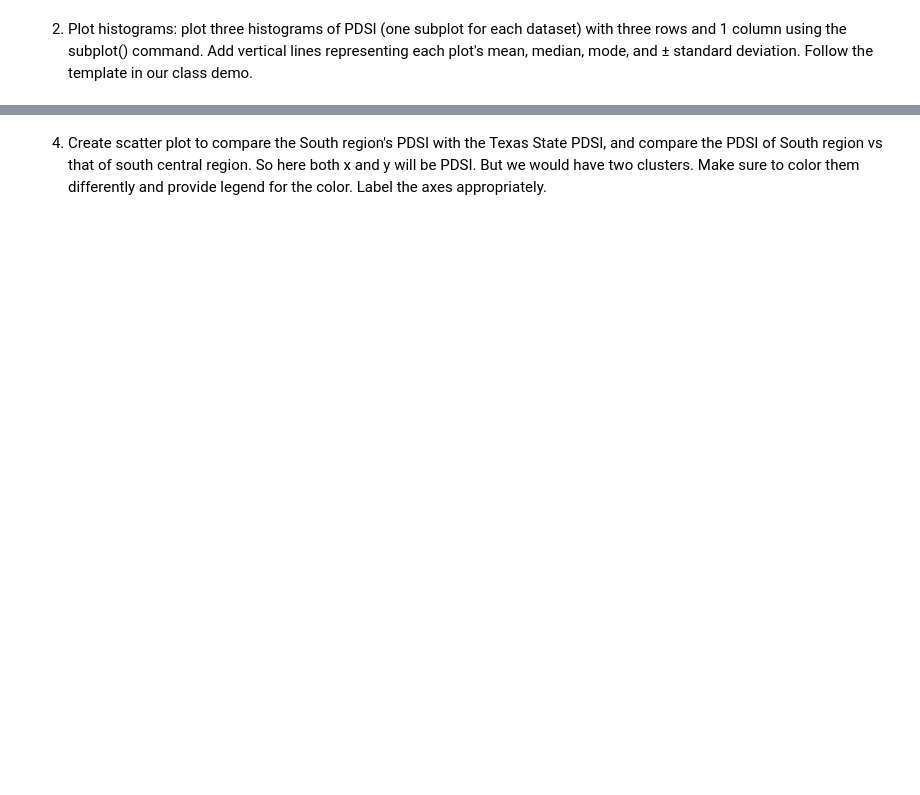
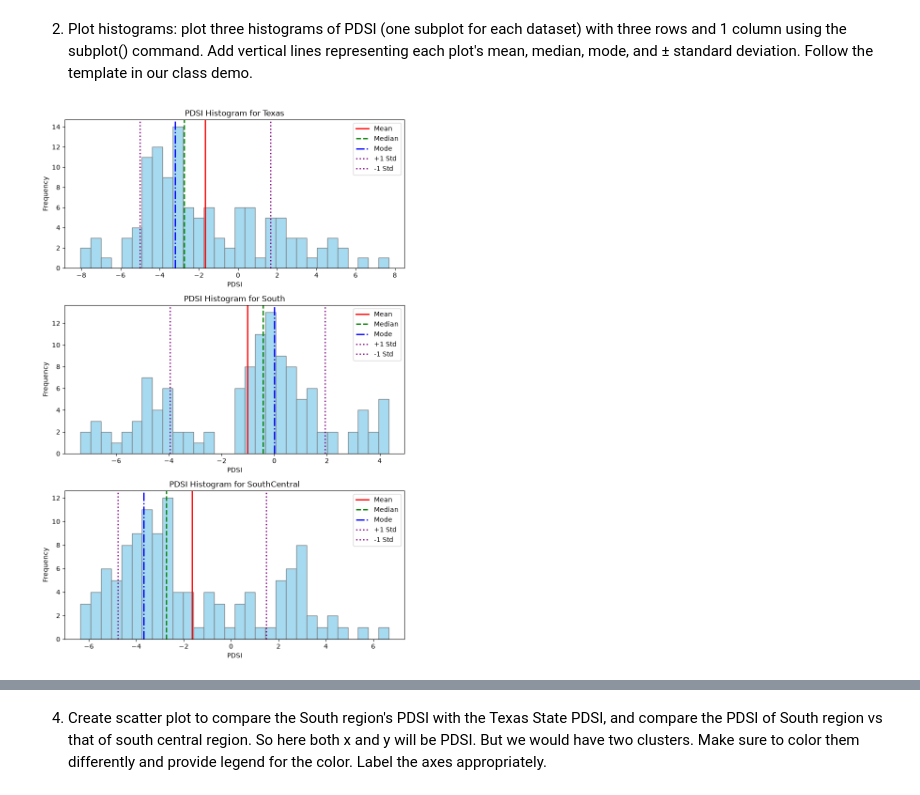
Before and after one commit to MicroTeaspoon/OCNG470, a Jupyter notebook: Lab3/Lab 3_assignment_python-1.ipynb, the cells around one changed output, grey strips where cells are left out. Saved outputs shown, nothing was run; the diff lists cells and outputs as text; code cells hidden in the pictures; blank space fills up the shorter version.

```diff
--- a/Lab3/Lab 3_assignment_python-1.ipynb
+++ b/Lab3/Lab 3_assignment_python-1.ipynb
@@ -115,6 +180,77 @@ For each dataset (South Region, Texas State, southcentral Division), calculate t
 2. Plot histograms:
 plot three histograms of PDSI (one subplot for each dataset) with three rows and 1 column using the subplot() command. Add vertical lines representing each plot's mean, median, mode, and ± standard deviation. Follow the template in our class demo.
 # %%
-#your code for plotting
+# canvas size from class demo
+plt.figure(figsize=(8, 12))
+
+# --- Texas ---
+ax1 = plt.subplot(3, 1, 1) # from class demo
+sns.histplot(df_tx['PDSI'], bins=30, color='skyblue', edgecolor='gray', ax=ax1) # making histogram
+
+# setting vars from previous section
+mean = tx['PDSI']['mean']
+median = tx['PDSI']['median']
+mode = tx['PDSI']['mode']
+std = tx['PDSI']['stdev']
+
+# from class demo w diff labels
+ax1.axvline(mean, color='red', linestyle='-', linewidth=2, label='Mean')
+ax1.axvline(median, color='green', linestyle='--', linewidth=2, label='Median')
+ax1.axvline(mode, color='blue', linestyle='-.', linewidth=2, label='Mode')
+ax1.axvline(mean+std, color='purple', linestyle=':', linewidth=2, label='+1 Std')
+ax1.axvline(mean-std, color='purple', linestyle=':', linewidth=2, label='-1 Std')
+ax1.set_title("PDSI Histogram for Texas")
+ax1.set_xlabel("PDSI")
+ax1.set_ylabel("Frequency")
+ax1.legend()
+
+
+# --- South ---
+ax2 = plt.subplot(3, 1, 2) # from class demo
+sns.histplot(df_st['PDSI'], bins=30, color='skyblue', edgecolor='gray', ax=ax2) # making histogram
+
+# setting vars from previous section
+mean = st['PDSI']['mean']
+median = st['PDSI']['median']
+mode = st['PDSI']['mode']
+std = st['PDSI']['stdev']
+
+# from class demo w diff labels
+ax2.axvline(mean, color='red', linestyle='-', linewidth=2, label='Mean')
+ax2.axvline(median, color='green', linestyle='--', linewidth=2, label='Median')
+ax2.axvline(mode, color='blue', linestyle='-.', linewidth=2, label='Mode')
+ax2.axvline(mean+std, color='purple', linestyle=':', linewidth=2, label='+1 Std')
+ax2.axvline(mean-std, color='purple', linestyle=':', linewidth=2, label='-1 Std')
+ax2.set_title("PDSI Histogram for South")
+ax2.set_xlabel("PDSI")
+ax2.set_ylabel("Frequency")
+ax2.legend()
+
+# --- SouthCentral ---
+ax3 = plt.subplot(3, 1, 3) # from class demo
+sns.histplot(df_sc['PDSI'], bins=30, color='skyblue', edgecolor='gray', ax=ax3) # making histogram
+
+# setting vars from previous section
+mean = sc['PDSI']['mean']
+median = sc['PDSI']['median']
+mode = sc['PDSI']['mode']
+std = sc['PDSI']['stdev']
+
+# from class demo w diff labels
+ax3.axvline(mean, color='red', linestyle='-', linewidth=2, label='Mean')
+ax3.axvline(median, color='green', linestyle='--', linewidth=2, label='Median')
+ax3.axvline(mode, color='blue', linestyle='-.', linewidth=2, label='Mode')
+ax3.axvline(mean+std, color='purple', linestyle=':', linewidth=2, label='+1 Std')
+ax3.axvline(mean-std, color='purple', linestyle=':', linewidth=2, label='-1 Std')
+ax3.set_title("PDSI Histogram for SouthCentral")
+ax3.set_xlabel("PDSI")
+ax3.set_ylabel("Frequency")
+ax3.legend()
+
+# showing plots
+plt.tight_layout()
+plt.show()
+# %% [output]
+[figure, added]
 # %% [markdown]
 3. Describe the plot: Assess the drought severity during the selected period for each region based on the histogram plots.\
```
Also changed, not shown: parts of 19 cells of this notebook, 1 other file.
